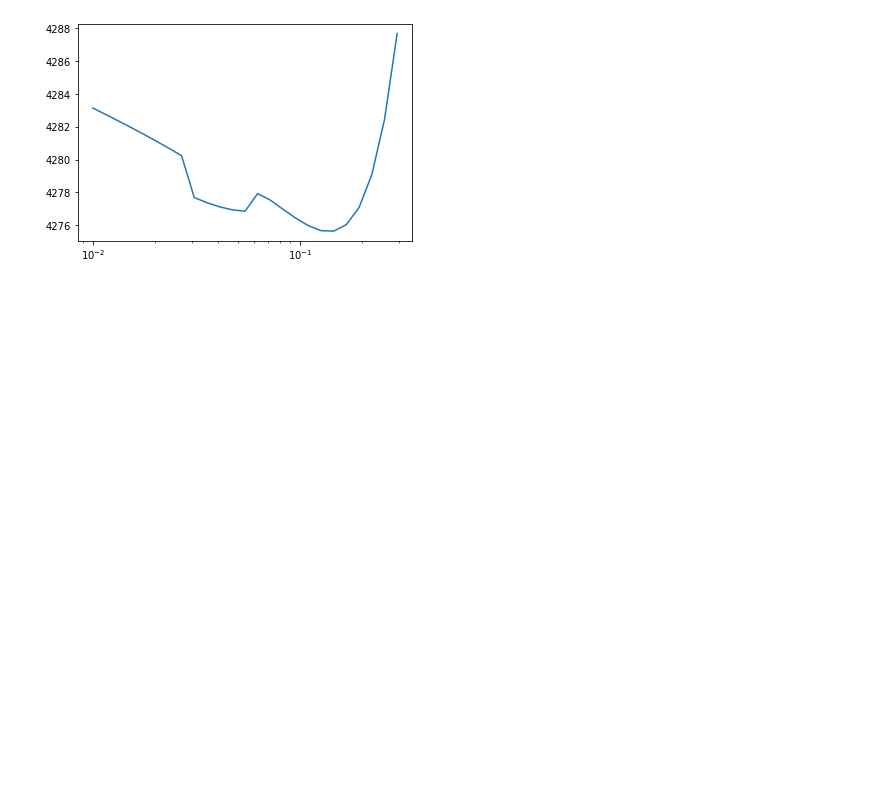
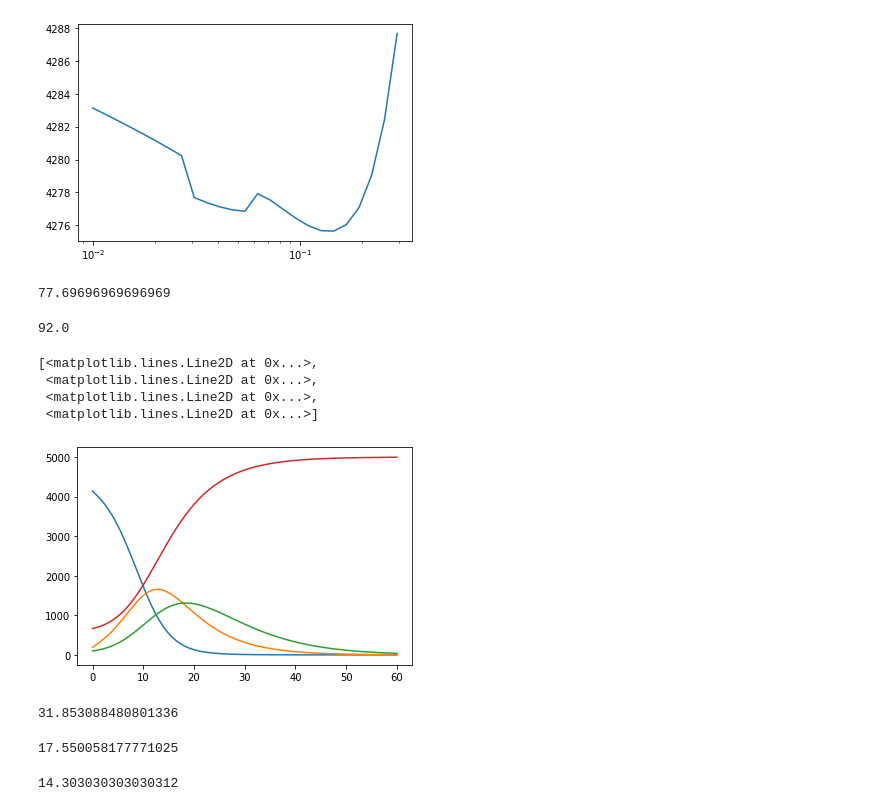
Before and after one commit to dwu402/pypei, a Jupyter notebook: samoa.ipynb, the cells around one changed output. Cells and saved outputs as stored; diff of their text form; code cells hidden in the pictures; blank space fills up the shorter version.

```diff
--- a/samoa.ipynb
+++ b/samoa.ipynb
@@ -313,3 +394,22 @@ plt.semilogx(np.logspace(-2, 1, num=50).flatten()[:25], f2[:25])
 # %% [output]
 [<matplotlib.lines.Line2D at 0x...>]
 [figure]
+# %%
+from scipy.integrate import solve_ivp
+print(model.observation_times[75])
+sol = solve_ivp(lambda t,y: seir(t, y, getp(sols[idx]['x'])), [0, 60], [getx(sols[idx]['x'])[i][75] for i in range(4)], dense_output=True)
+# %% [output]
+77.69696969696969
+# %%
+model.observation_times[-1]
+# %% [output]
+92.0
+# %%
+tfine = np.linspace(0, 60, 600)
+plt.plot(tfine, sol.sol(tfine).T)
+# %% [output]
+[<matplotlib.lines.Line2D at 0x...>,
+ <matplotlib.lines.Line2D at 0x...>,
+ <matplotlib.lines.Line2D at 0x...>,
+ <matplotlib.lines.Line2D at 0x...>]
+[figure, added]
@@ -315,0 +420,12 @@ plt.semilogx(np.logspace(-2, 1, num=50).flatten()[:25], f2[:25])
+# %%
+tfine[ridx]
+# %% [output]
+31.853088480801336
+# %%
+tfine[ridx]-(92-model.observation_times[75])
+# %% [output]
+17.550058177771025
+# %%
+92-model.observation_times[75]
+# %% [output]
+14.303030303030312
```
Also changed, not shown: parts of 15 cells of this notebook.
